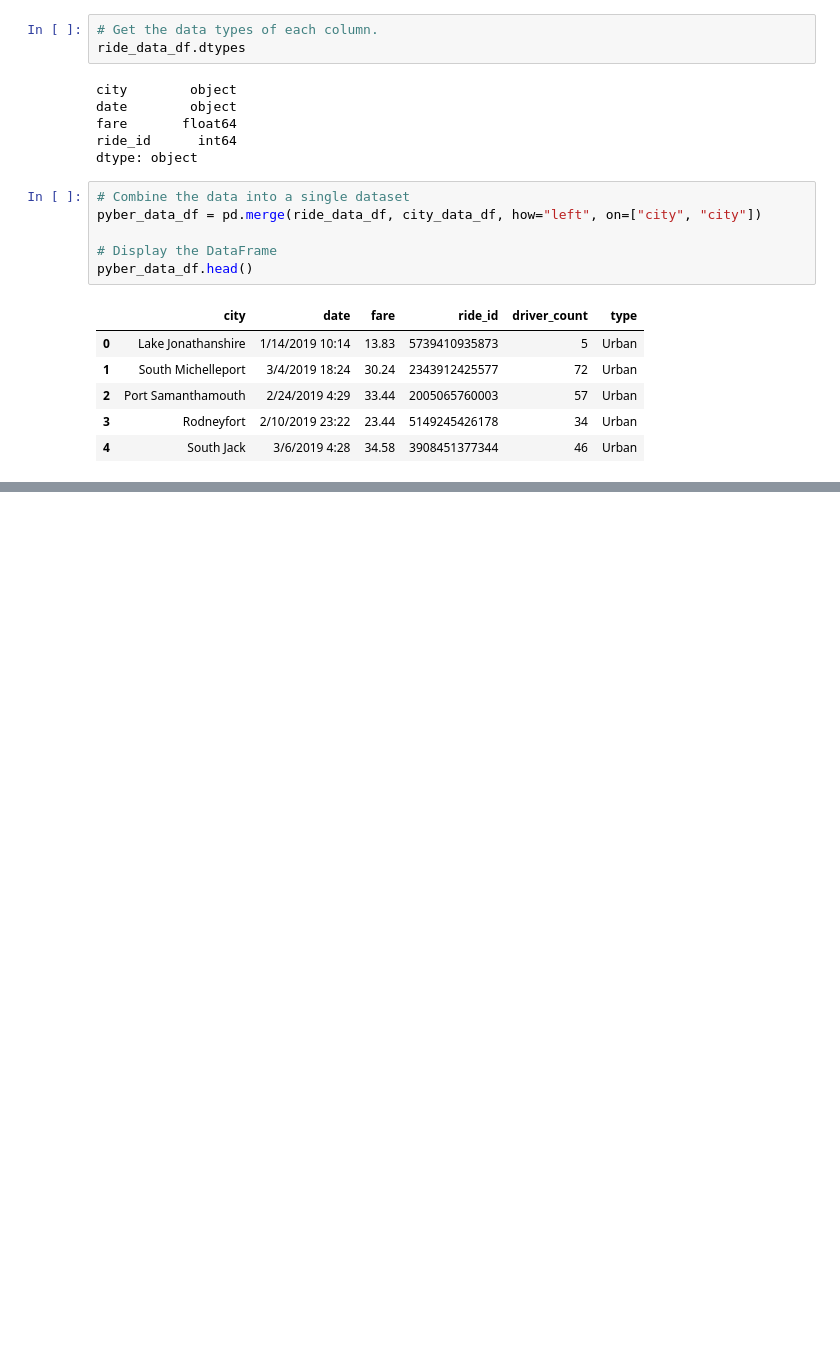
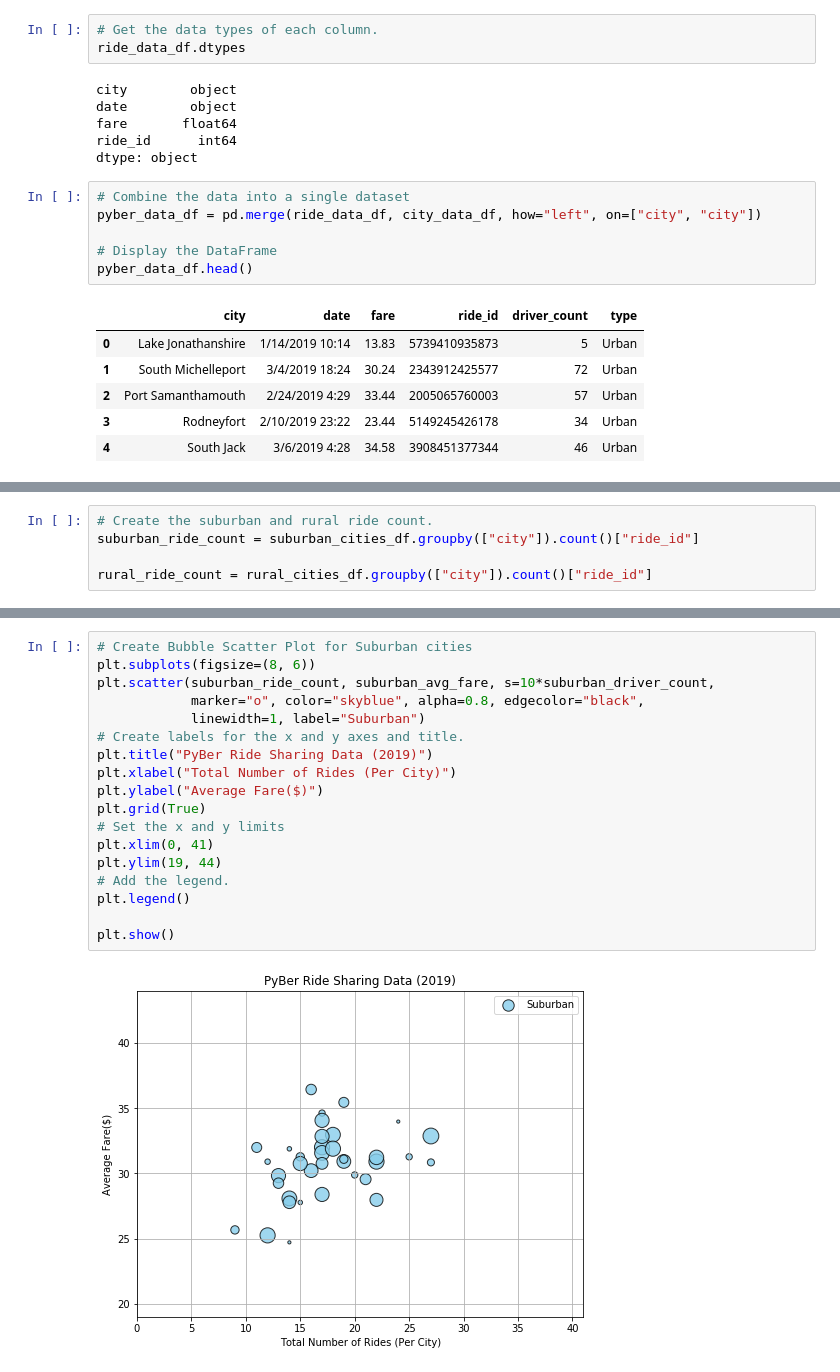
Before and after one commit to ejlaflure/PyBer_Analysis, a Jupyter notebook: PyBer.ipynb, the cells around one changed output, grey strips where cells are left out. Cells and saved outputs as stored; diff of their text form; blank space fills up the shorter version.

```diff
--- a/PyBer.ipynb
+++ b/PyBer.ipynb
@@ -109,0 +145,5 @@ pyber_data_df.head()
+# %%
+# Create the suburban and rural ride count.
+suburban_ride_count = suburban_cities_df.groupby(["city"]).count()["ride_id"]
+
+rural_ride_count = rural_cities_df.groupby(["city"]).count()["ride_id"]
@@ -109,0 +204,20 @@ pyber_data_df.head()
+# %%
+# Create Bubble Scatter Plot for Suburban cities
+plt.subplots(figsize=(8, 6))
+plt.scatter(suburban_ride_count, suburban_avg_fare, s=10*suburban_driver_count,
+            marker="o", color="skyblue", alpha=0.8, edgecolor="black",
+            linewidth=1, label="Suburban")
+# Create labels for the x and y axes and title.
+plt.title("PyBer Ride Sharing Data (2019)")
+plt.xlabel("Total Number of Rides (Per City)")
+plt.ylabel("Average Fare($)")
+plt.grid(True)
+# Set the x and y limits
+plt.xlim(0, 41)
+plt.ylim(19, 44)
+# Add the legend.
+plt.legend()
+
+plt.show()
+# %% [output]
+[figure, added]
```
Also changed, not shown: parts of 8 cells of this notebook, 1 other file.
